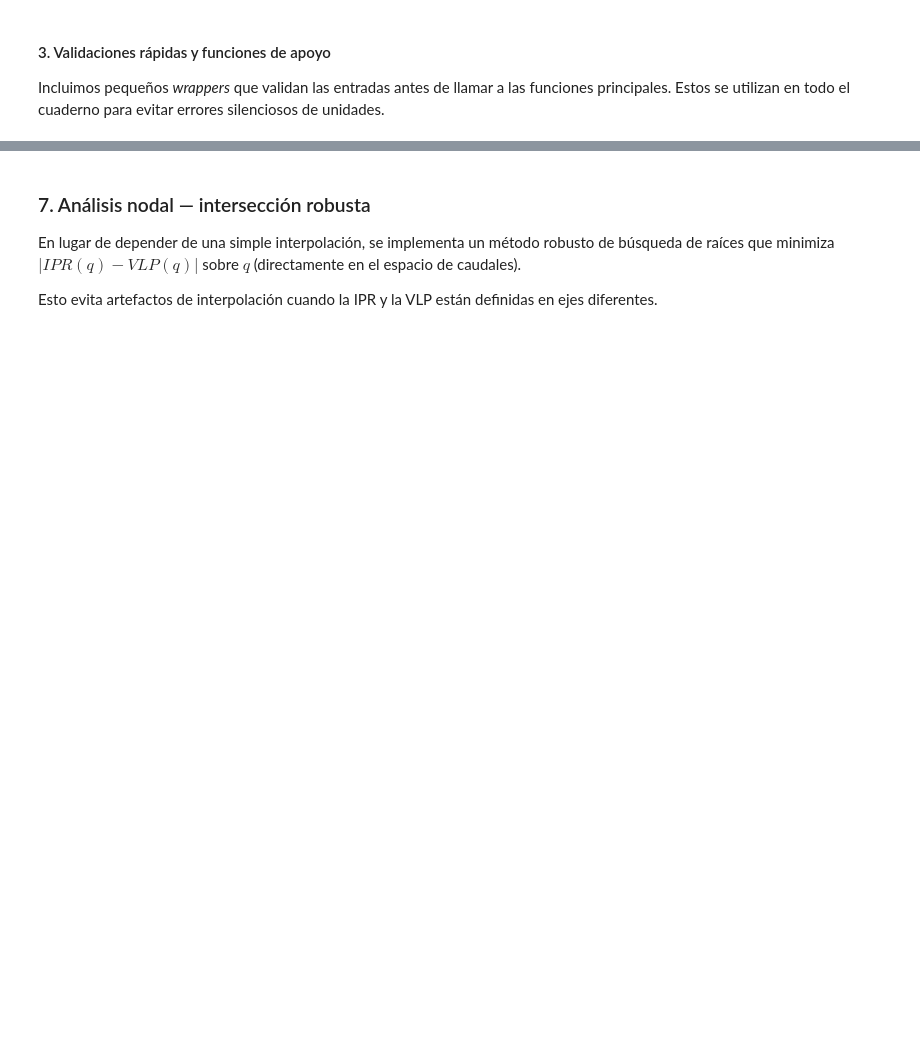
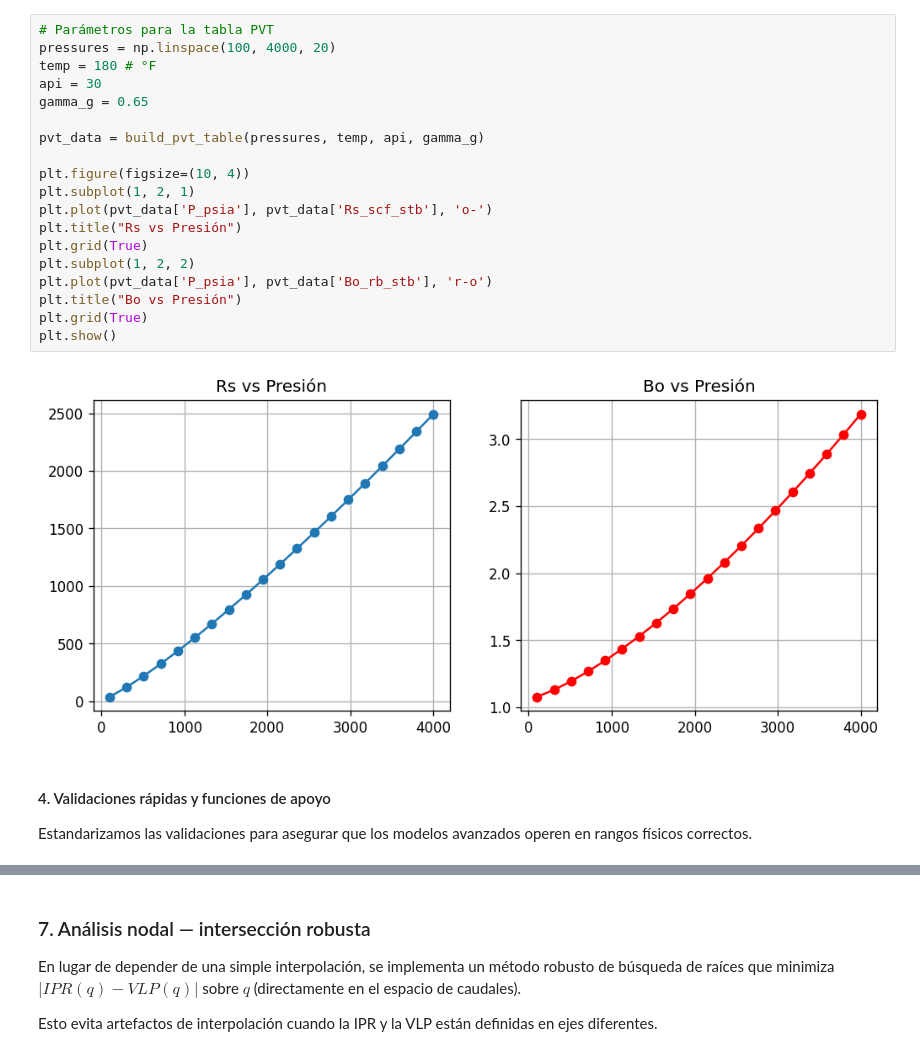
Before and after one commit to OrtegonAutomation/petrokit, a Jupyter notebook: examples/analisis_nodal_español.ipynb, the cells around one changed output, grey strips where cells are left out. Drawn from its saved outputs; the diff is of its cells as text; blank space fills up the shorter version.

```diff
--- a/examples/analisis_nodal_español.ipynb
+++ b/examples/analisis_nodal_español.ipynb
@@ -94,5 +103,26 @@ except Exception as e:
+# %%
+# Parámetros para la tabla PVT
+pressures = np.linspace(100, 4000, 20)
+temp = 180 # °F
+api = 30
+gamma_g = 0.65
+
+pvt_data = build_pvt_table(pressures, temp, api, gamma_g)
+
+plt.figure(figsize=(10, 4))
+plt.subplot(1, 2, 1)
+plt.plot(pvt_data['P_psia'], pvt_data['Rs_scf_stb'], 'o-')
+plt.title("Rs vs Presión")
+plt.grid(True)
+plt.subplot(1, 2, 2)
+plt.plot(pvt_data['P_psia'], pvt_data['Bo_rb_stb'], 'r-o')
+plt.title("Bo vs Presión")
+plt.grid(True)
+plt.show()
+# %% [output]
+[figure, added]
 # %% [markdown]
-#### 3. Validaciones rápidas y funciones de apoyo
+#### 4. Validaciones rápidas y funciones de apoyo
 
-Incluimos pequeños *wrappers* que validan las entradas antes de llamar a las funciones principales. Estos se utilizan en todo el cuaderno para evitar errores silenciosos de unidades.
+Estandarizamos las validaciones para asegurar que los modelos avanzados operen en rangos físicos correctos.
 # %%
```
Also changed, not shown: parts of 21 cells of this notebook, 22 other files.
